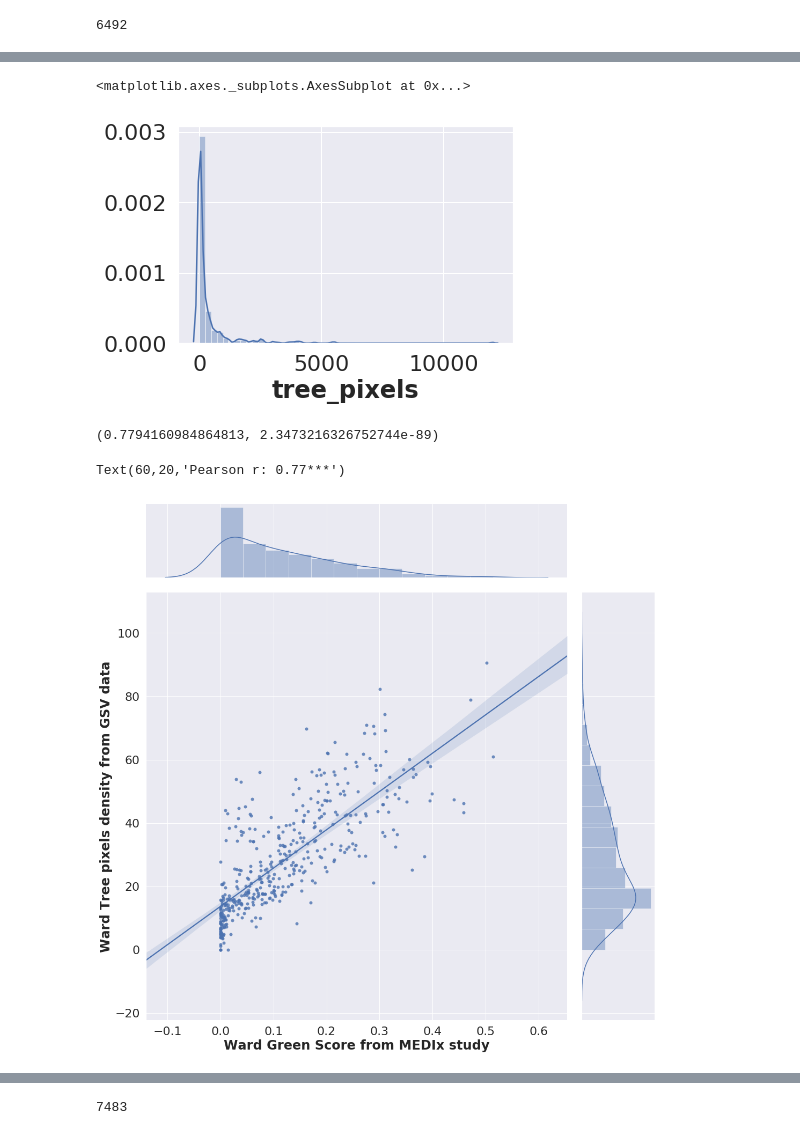
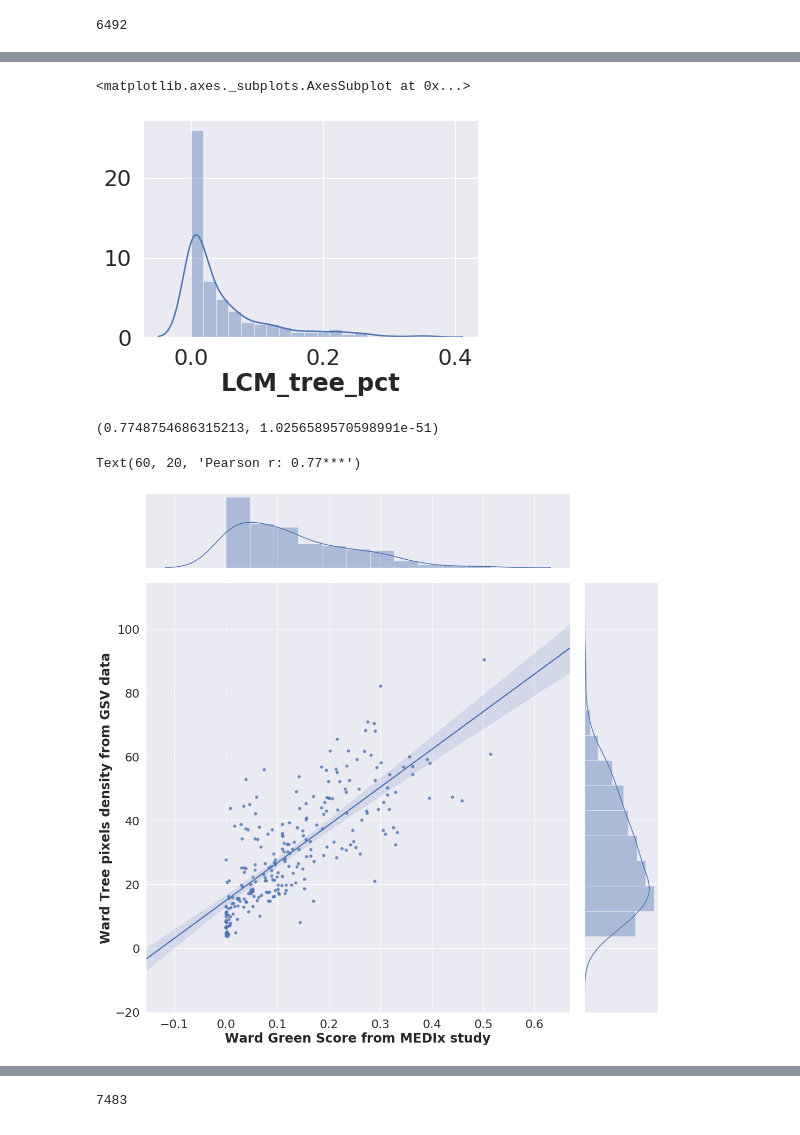
Before and after one commit to sagarjoglekar/Vitamin_N, a Jupyter notebook: Notebooks/VitaminN_Explore-Stephen-trees.ipynb, the cells around one changed output, grey strips where cells are left out. Drawn from its saved outputs; the diff is of its cells as text; code cells hidden in the pictures.

```diff
--- a/Notebooks/VitaminN_Explore-Stephen-trees.ipynb
+++ b/Notebooks/VitaminN_Explore-Stephen-trees.ipynb
@@ -987,11 +1042,9 @@ len(set(ward_csv_CRESH['casward2001']).intersection(list(merged_Wards_LSOA['WD11
 6492
 # %%
 MedIx_score_wards = {}
-CAS_New_Map = {}
 for index,row in ward_csv_CRESH.iterrows():
     old = row ['casward2001']
     if old in WardMap:
-        CAS_New_Map[old] =
         MedIx_score_wards[WardMap[old]] = row['greenspace_pc']
 # %%
 MedIx_score_wards
@@ -1020,5 +1073,5 @@ json.dump(MedIx_score_wards,open('Ward_index_deprivation.json','wb'))
 # %%
-GLUD_green = pd.read_csv('../../BL_Work/london_wards_green_pixels_average.csv')
+GLUD_green = pd.read_csv('scratchpad/satellite_borne_green_indices_percent.csv')
 # %%
 GLUD_green.head()
 # %% [output]
@@ -1046,7 +1099,7 @@ len(MedixDf)
 # %% [output]
 6492
 # %%
-MergedGLUD = pd.merge(MedixDf, GLUD_green, on='GSS_CODE')
+MergedGLUD = pd.merge(MedixDf, GLUD_green, left_on='GSS_CODE' , right_on='WD17CD')
 # %%
 MergedGLUD.head()
 # %% [output]
@@ -1111,5 +1158,5 @@ Text(29,0.25,'Pearson r: 0.23***')
 # %%
-GSV_TreeValue = gdf[['borough_name','TreePixelDensity','TreeDensity']].copy()
+GSV_TreeValue = gdf[['borough_name','TreePixelDensity','TreeDensity','AccessTreeDensity','InAccessTreeDensity']].copy()
 # %%
 merged_inner_GSV = pd.merge(left=MergedGLUD,right=GSV_TreeValue, left_on='GSS_CODE', right_on='borough_name')
 # %%
@@ -1124,20 +1171,20 @@ merged_inner_GSV.head()
 # %%
-sns.distplot(merged_inner_GSV['tree_pixels'])
+sns.distplot(merged_inner_GSV['LCM_tree_pct'])
 # %% [output]
 <matplotlib.axes._subplots.AxesSubplot at 0x...>
-[figure, old version]
+[figure, new version]
 # %%
-corr = pearsonr(merged_inner_GSV['grass_pct'],merged_inner_GSV['green_score'])
-print corr
+corr = pearsonr(merged_inner_GSV['LCM_grass_pct'],merged_inner_GSV['green_score'])
+print(corr)
 # fig, ax = plt.subplots()
 # fig.set_size_inches(16,12)
 sns.set(font_scale=2)
-sns.jointplot(x="grass_pct", y="green_score", data=merged_inner_GSV,kind='regression',height=15);
+sns.jointplot(x="LCM_grass_pct", y="green_score", data=merged_inner_GSV,kind='regression',height=15);
 plt.xlabel('Ward Green Score from MEDIx study')
 plt.ylabel('Ward Tree pixels density from GSV data')
 ax.annotate("Pearson r: " +  str(corr[0])[:4] + '***',  xy=(60 , 20),fontsize = 20)
 # %% [output]
-(0.7794160984864813, 2.3473216326752744e-89)
+(0.7748754686315213, 1.0256589570598991e-51)
-Text(60,20,'Pearson r: 0.77***')
+Text(60, 20, 'Pearson r: 0.77***')
-[figure, old version]
+[figure, new version]
 # %%
```
Also changed, not shown: parts of 91 cells of this notebook, 1 other file.
